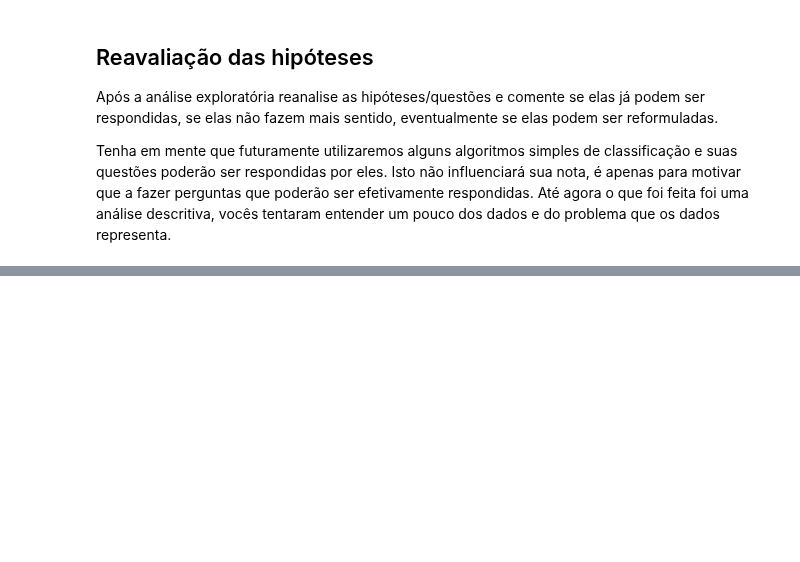
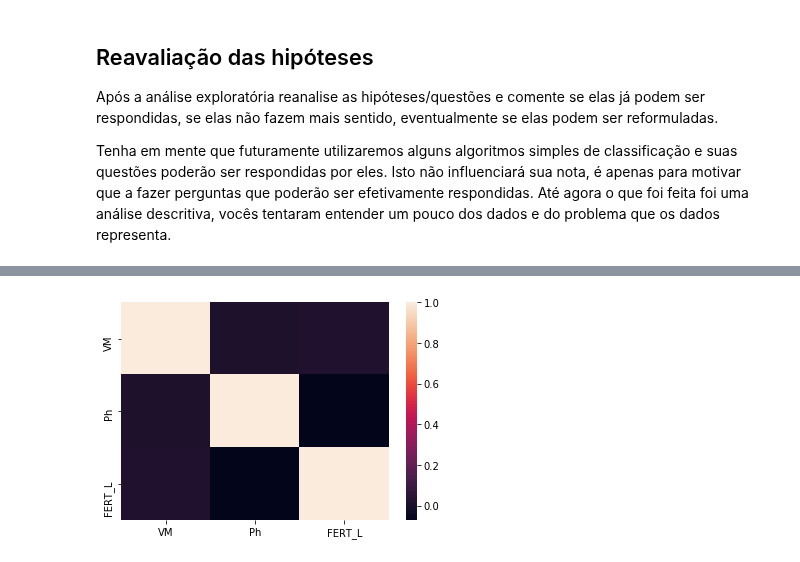
Before and after one commit to LucasSugi/data-science, a Jupyter notebook: pratica_3/pratica_3_9293286_9293251.ipynb, the cells around one changed output, grey strips where cells are left out. Drawn from its saved outputs; the diff is of its cells as text; code cells hidden in the pictures; blank space fills up the shorter version.

```diff
--- a/pratica_3/pratica_3_9293286_9293251.ipynb
+++ b/pratica_3/pratica_3_9293286_9293251.ipynb
@@ -163,0 +249,9 @@ descritiva, vocês tentaram entender um pouco dos dados e do problema que os dad
+# %%
+#Cálculo da correlação
+corr = agro.corr()
+sns.heatmap(corr)
+
+#Plotando o seu heatmap
+plt.show()
+# %% [output]
+[figure, added]
```
Also changed, not shown: parts of 12 cells of this notebook.
